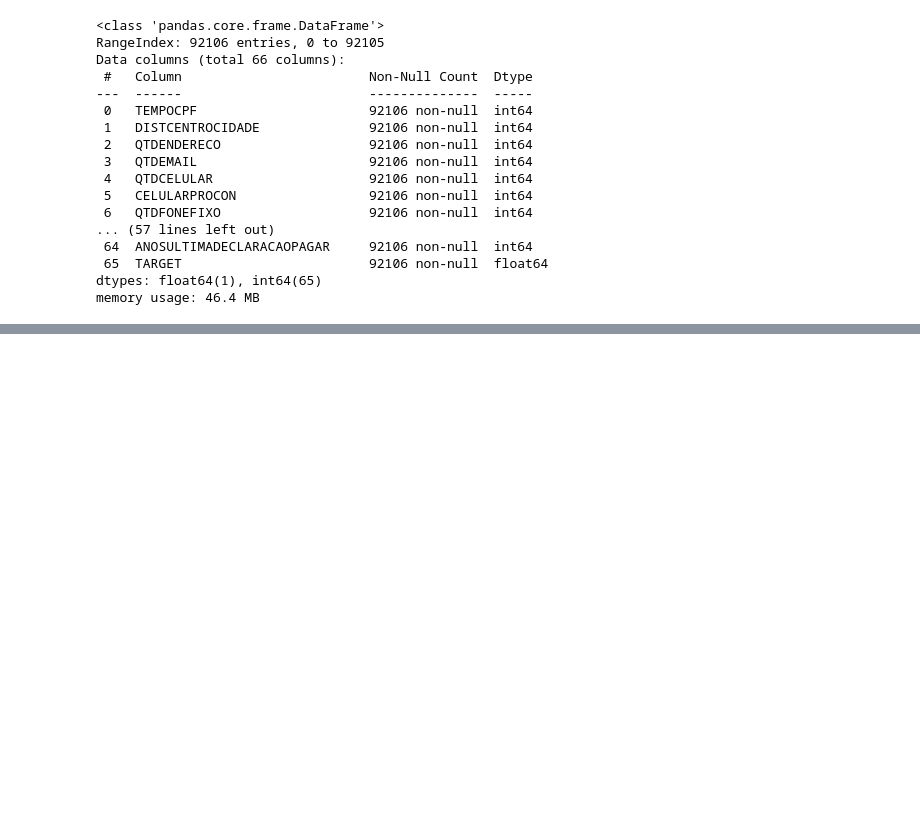
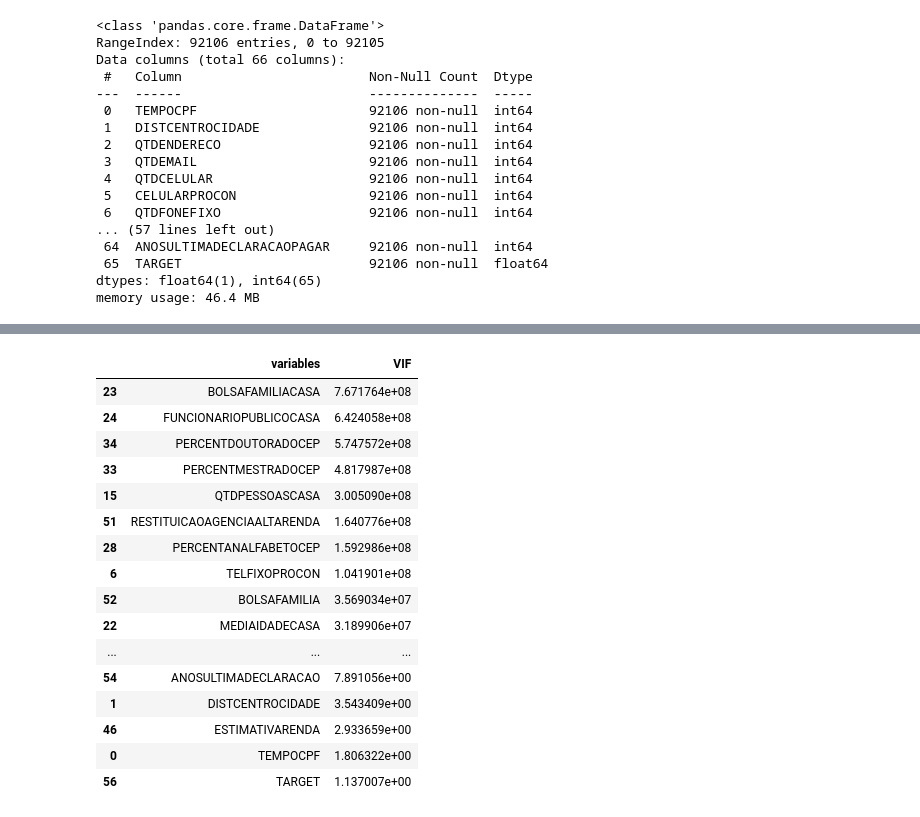
Before and after one commit to ednakatani/Data-Science, a Jupyter notebook: Projeto.ipynb, the cells around one changed output, grey strips where cells are left out. Saved outputs shown, nothing was run; the diff lists cells and outputs as text; code cells hidden in the pictures; blank space fills up the shorter version.

```diff
--- a/Projeto.ipynb
+++ b/Projeto.ipynb
@@ -87,0 +97,41 @@ memory usage: 46.4 MB
+# %%
+from statsmodels.stats.outliers_influence import variance_inflation_factor
+
+def calc_vif(X):
+
+    # Calculating VIF
+    vif = pd.DataFrame()
+    vif["variables"] = X.columns
+    vif["VIF"] = [variance_inflation_factor(X.values, i) for i in range(X.shape[1])]
+
+    return vif
+# %%
+#df.drop(['SEGMENTACAOALTACASA'], axis=1, inplace=True)
+#df.drop(['COBRANCAALTACASA'], axis=1, inplace=True)
+#df.drop(['SEGMENTACAOFINBAIXACASA'], axis=1, inplace=True)
+#df.drop(['INDICMENORDEIDADE'], axis=1, inplace=True)
+#df.drop(['COBRANCABAIXOCASA'], axis=1, inplace=True)
+#df.drop(['SEGMENTACAOFINMEDIACASA'], axis=1, inplace=True)
+#df.drop(['COBRANCAMEDIOCASA'], axis=1, inplace=True)
+#df.drop(['SEGMENTACAOFIN'], axis=1, inplace=True)
+df.drop(['CELULARPROCON'], axis=1, inplace=True)
+# %%
+calc_vif(df.fillna(df.mean())).sort_values("VIF", ascending=False)
+# %% [output]
+|  | variables | VIF |
+| 23 | BOLSAFAMILIACASA | 7.671764e+08 |
+| 24 | FUNCIONARIOPUBLICOCASA | 6.424058e+08 |
+| 34 | PERCENTDOUTORADOCEP | 5.747572e+08 |
+| 33 | PERCENTMESTRADOCEP | 4.817987e+08 |
+| 15 | QTDPESSOASCASA | 3.005090e+08 |
+| 51 | RESTITUICAOAGENCIAALTARENDA | 1.640776e+08 |
+| 28 | PERCENTANALFABETOCEP | 1.592986e+08 |
+| 6 | TELFIXOPROCON | 1.041901e+08 |
+| 52 | BOLSAFAMILIA | 3.569034e+07 |
+| 22 | MEDIAIDADECASA | 3.189906e+07 |
+| ... | ... | ... |
+| 54 | ANOSULTIMADECLARACAO | 7.891056e+00 |
+| 1 | DISTCENTROCIDADE | 3.543409e+00 |
+| 46 | ESTIMATIVARENDA | 2.933659e+00 |
+| 0 | TEMPOCPF | 1.806322e+00 |
+| 56 | TARGET | 1.137007e+00 |
```
Also changed, not shown: parts of 2 cells of this notebook, 2 other files.
